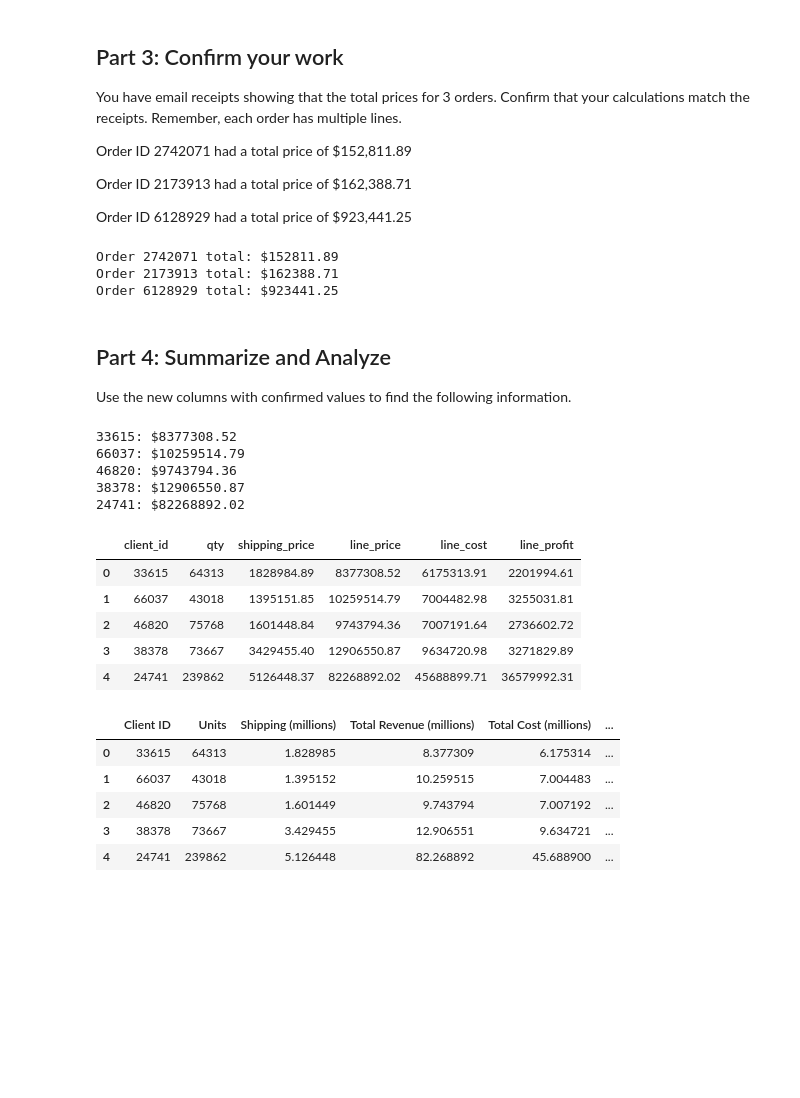
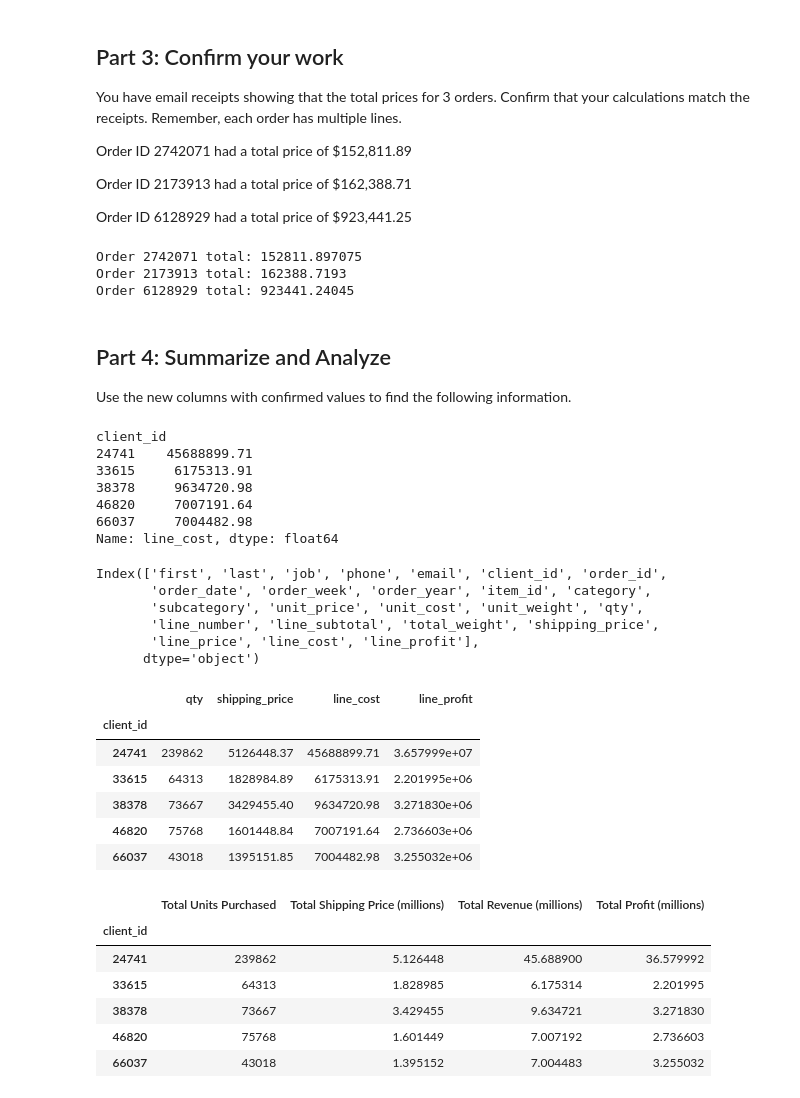
Before and after one commit to Birdfeathers/pandas-challenge-1, a Jupyter notebook: wholesale_data_analysis_starter_code.ipynb, the cells around one changed output. Saved outputs shown, nothing was run; the diff lists cells and outputs as text; code cells hidden in the pictures; blank space fills up the shorter version.

```diff
--- a/wholesale_data_analysis_starter_code.ipynb
+++ b/wholesale_data_analysis_starter_code.ipynb
@@ -182,50 +164,73 @@ Order ID 2173913 had a total price of \$162,388.71
 Order ID 6128929 had a total price of \$923,441.25
 # %%
 # Check your work using the totals above
+print(f'Order 2742071 total: {df.loc[df["order_id"] == 2742071]["line_price"].sum()}')
+print(f'Order 2173913 total: {df.loc[df["order_id"] == 2173913]["line_price"].sum()}')
+print(f'Order 6128929 total: {df.loc[df["order_id"] == 6128929]["line_price"].sum()}')
 # %% [output]
-Order 2742071 total: $152811.89
-Order 2173913 total: $162388.71
-Order 6128929 total: $923441.25
+Order 2742071 total: 152811.897075
+Order 2173913 total: 162388.7193
+Order 6128929 total: 923441.24045
 # %% [markdown]
 ## Part 4: Summarize and Analyze
 Use the new columns with confirmed values to find the following information.
 # %%
 # How much did each of the top 5 clients by quantity spend? Check your work from Part 1 for client ids.
+top_df = df.loc[df["client_id"].isin(top_client_list)]
+client_group = top_df.groupby('client_id')
+client_group.sum()['line_cost']
 # %% [output]
-33615: $8377308.52
-66037: $10259514.79
-46820: $9743794.36
-38378: $12906550.87
-24741: $82268892.02
+client_id
+24741    45688899.71
+33615     6175313.91
+38378     9634720.98
+46820     7007191.64
+66037     7004482.98
+Name: line_cost, dtype: float64
+# %%
+top_df.columns
+# %% [output]
+Index(['first', 'last', 'job', 'phone', 'email', 'client_id', 'order_id',
+       'order_date', 'order_week', 'order_year', 'item_id', 'category',
+       'subcategory', 'unit_price', 'unit_cost', 'unit_weight', 'qty',
+       'line_number', 'line_subtotal', 'total_weight', 'shipping_price',
+       'line_price', 'line_cost', 'line_profit'],
+      dtype='object')
 # %%
 # Create a summary DataFrame showing the totals for the for the top 5 clients with the following information:
 # total units purchased, total shipping price, total revenue, and total profit.
+summary_db = client_group.sum()[['qty','shipping_price', 'line_cost', 'line_profit']]
+summary_db
 # %% [output]
-|  | client_id | qty | shipping_price | line_price | line_cost | line_profit |
-| 0 | 33615 | 64313 | 1828984.89 | 8377308.52 | 6175313.91 | 2201994.61 |
-| 1 | 66037 | 43018 | 1395151.85 | 10259514.79 | 7004482.98 | 3255031.81 |
-| 2 | 46820 | 75768 | 1601448.84 | 9743794.36 | 7007191.64 | 2736602.72 |
-| 3 | 38378 | 73667 | 3429455.40 | 12906550.87 | 9634720.98 | 3271829.89 |
-| 4 | 24741 | 239862 | 5126448.37 | 82268892.02 | 45688899.71 | 36579992.31 |
+|  | qty | shipping_price | line_cost | line_profit |
+| client_id |  |  |  |  |
+| 24741 | 239862 | 5126448.37 | 45688899.71 | 3.657999e+07 |
+| 33615 | 64313 | 1828984.89 | 6175313.91 | 2.201995e+06 |
+| 38378 | 73667 | 3429455.40 | 9634720.98 | 3.271830e+06 |
+| 46820 | 75768 | 1601448.84 | 7007191.64 | 2.736603e+06 |
+| 66037 | 43018 | 1395151.85 | 7004482.98 | 3.255032e+06 |
 # %%
 # Format the data and rename the columns to names suitable for presentation.
-
+summary_db = summary_db.rename(columns= {'qty': 'Total Units Purchased', 'shipping_price': 'Total Shipping Price', 'line_cost': 'Total Revenue', 'line_profit': 'Total Profit'})
 # Define the money columns.
-
+money_columns = ['Total Shipping Price', 'Total Revenue', 'Total Profit']
 
 # Define a function that converts a dollar amount to millions.
-
+def currency_format_millions(amount):
+    return amount / 1000000
 
 # Apply the currency_format_millions function to only the money columns.
-
-
+summary_db[money_columns] = summary_db[money_columns].apply(currency_format_millions)
 # Rename the columns to reflect the change in the money format.
+summary_db = summary_db.rename(columns= {col: col + ' (millions)' for col in money_columns})
+summary_db
 # %% [output]
-|  | Client ID | Units | Shipping (millions) | Total Revenue (millions) | Total Cost (millions) | ... |
-| 0 | 33615 | 64313 | 1.828985 | 8.377309 | 6.175314 | ... |
-| 1 | 66037 | 43018 | 1.395152 | 10.259515 | 7.004483 | ... |
-| 2 | 46820 | 75768 | 1.601449 | 9.743794 | 7.007192 | ... |
-| 3 | 38378 | 73667 | 3.429455 | 12.906551 | 9.634721 | ... |
-| 4 | 24741 | 239862 | 5.126448 | 82.268892 | 45.688900 | ... |
+|  | Total Units Purchased | Total Shipping Price (millions) | Total Revenue (millions) | Total Profit (millions) |
+| client_id |  |  |  |  |
+| 24741 | 239862 | 5.126448 | 45.688900 | 36.579992 |
+| 33615 | 64313 | 1.828985 | 6.175314 | 2.201995 |
+| 38378 | 73667 | 3.429455 | 9.634721 | 3.271830 |
+| 46820 | 75768 | 1.601449 | 7.007192 | 2.736603 |
+| 66037 | 43018 | 1.395152 | 7.004483 | 3.255032 |
 # %%
 # Sort the updated data by "Total Profit (millions)" form highest to lowest and assign the sort to a new DatFrame.
```
Also changed, not shown: parts of 2 cells of this notebook.
